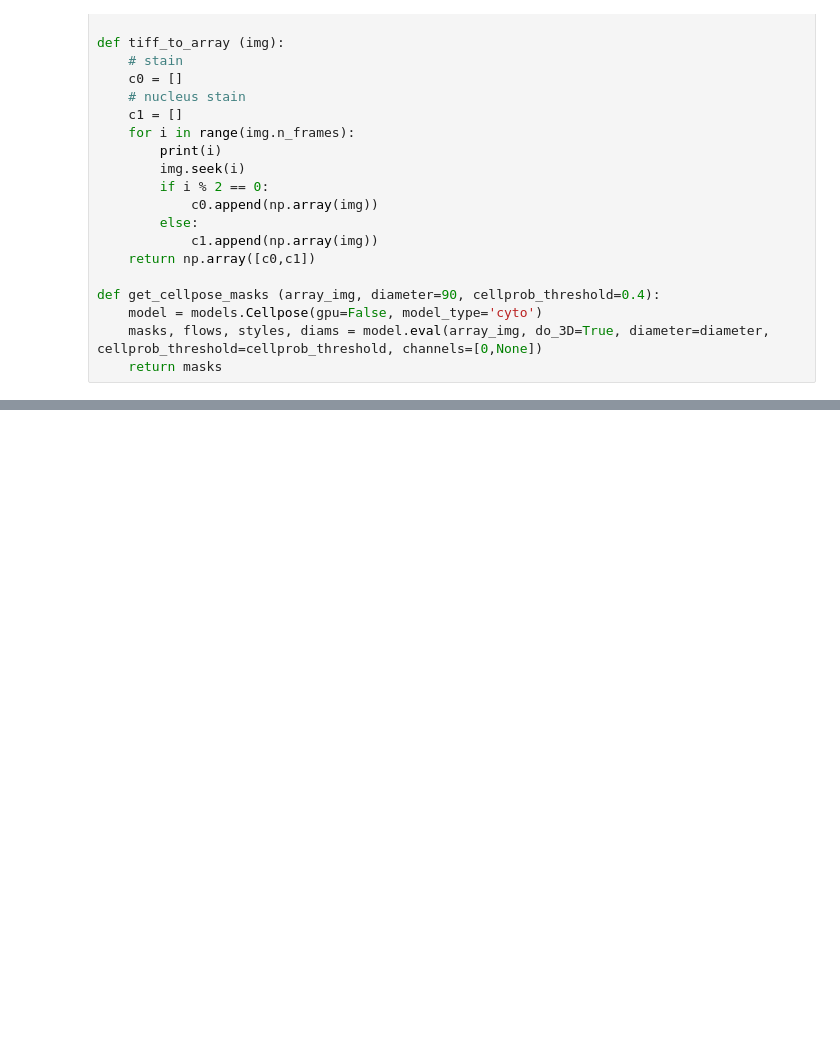
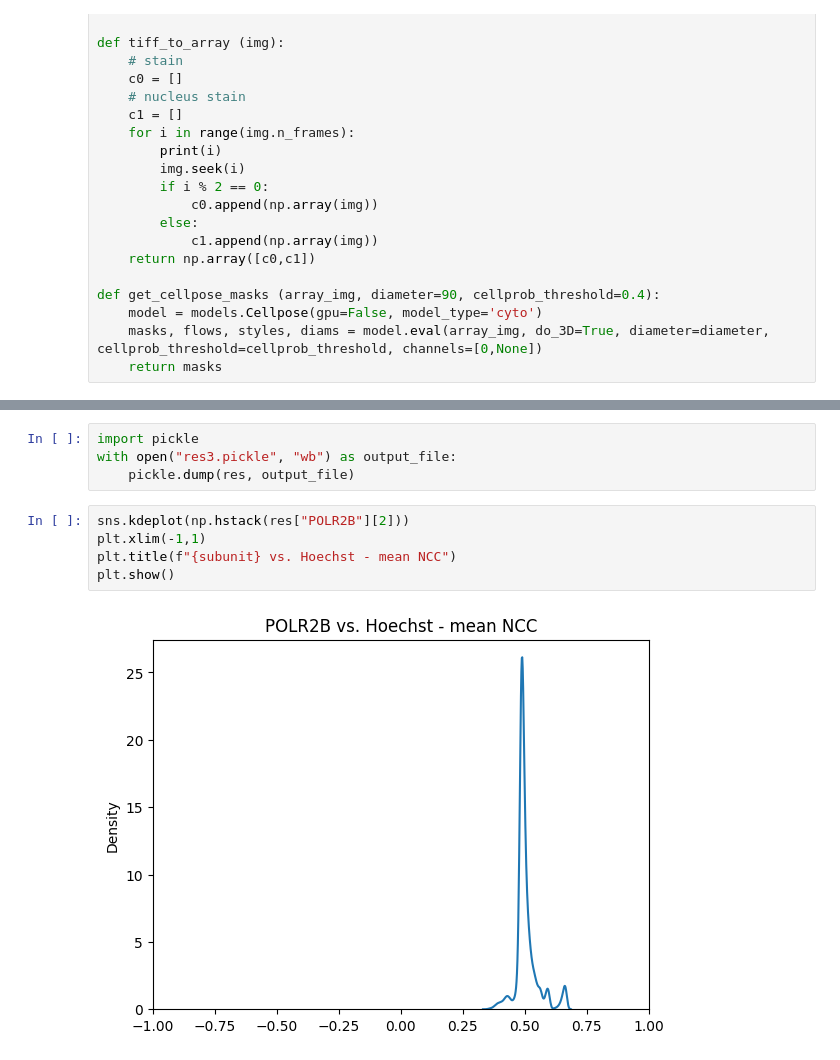
Before and after one commit to amulyagarimella/intranuclear-structures, a Jupyter notebook: by_cell_corr_general.ipynb, the cells around one changed output, grey strips where cells are left out. Cells and saved outputs as stored; diff of their text form; blank space fills up the shorter version.

```diff
--- a/by_cell_corr_general.ipynb
+++ b/by_cell_corr_general.ipynb
@@ -174,0 +186,11 @@ sns.kdeplot(np.hstack([np.hstack(x) for x in xcorrs]))
+# %%
+import pickle
+with open("res3.pickle", "wb") as output_file:
+    pickle.dump(res, output_file)
+# %%
+sns.kdeplot(np.hstack(res["POLR2B"][2]))
+plt.xlim(-1,1)
+plt.title(f"{subunit} vs. Hoechst - mean NCC")
+plt.show()
+# %% [output]
+[figure, added]
```
Also changed, not shown: parts of 10 cells of this notebook, 2 other files.
